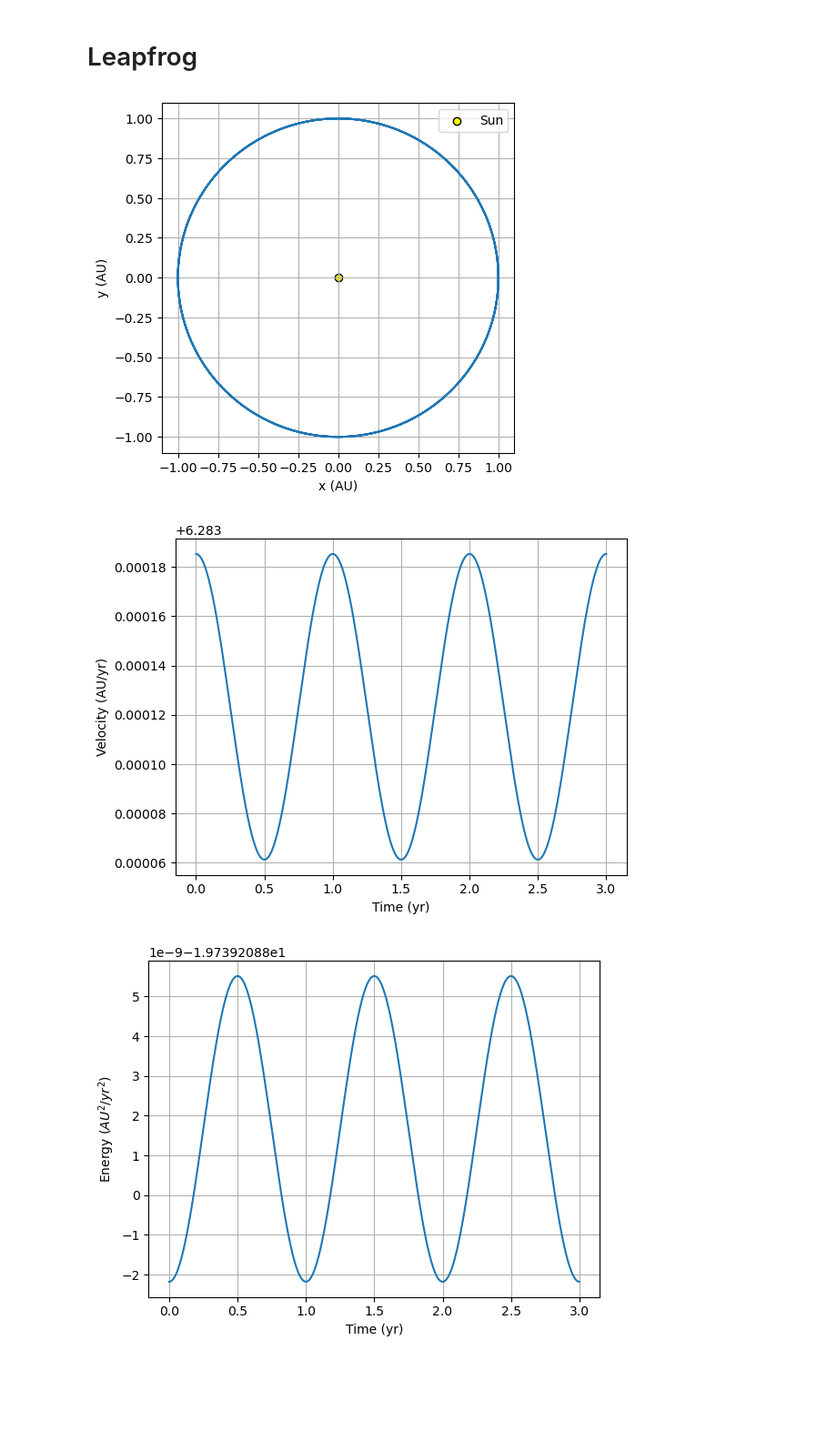
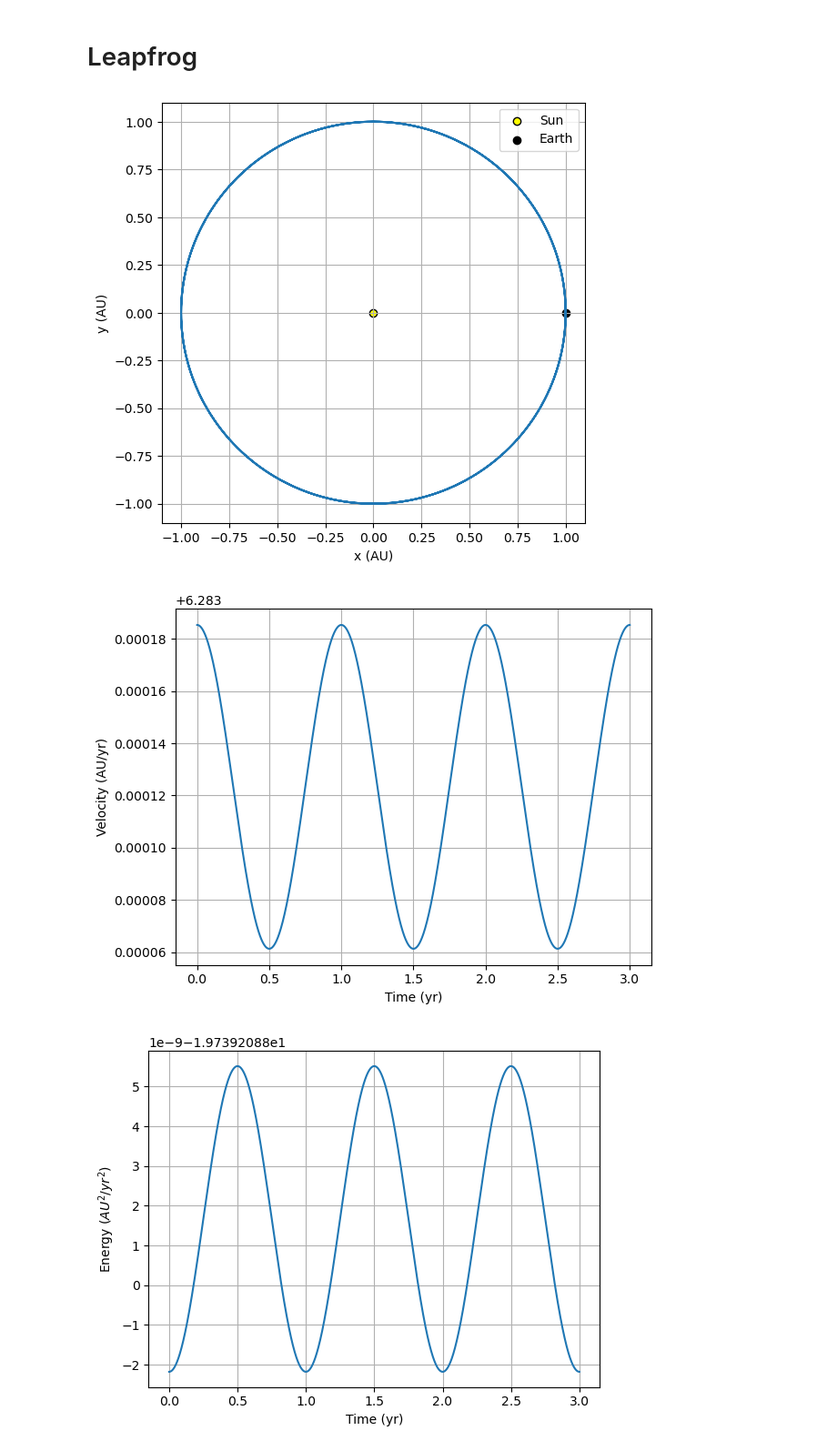
Before and after one commit to kparrine/Computational_Astro, a Jupyter notebook: C4/C4.ipynb, the cells around one changed output. Shown at 91% size. Cells and saved outputs as stored; diff of their text form; code cells hidden in the pictures; blank space fills up the shorter version.

Commit message:
Updating plots

```diff
--- a/C4/C4.ipynb
+++ b/C4/C4.ipynb
@@ -230,21 +239,23 @@ def Leapfrog(x,y,vx,vy,time,dt):
 # %%
 #testing leapfrog
 G = 4*np.pi**2
 M = 1 #solar mass
 x, y = 1,0 #AU
 r = np.sqrt(x**2+y**2)
 vcirc = np.sqrt(G*M/r)
 
 x,y,vx,vy,e,t = Leapfrog(x,y,0,vcirc,3,0.001)
 
-plt.figure(figsize=(5,5))
+plt.figure(figsize=(6,6))
 plt.plot(x,y)
 plt.scatter(0,0,color="yellow",label="Sun",alpha=1,edgecolor="black")
+plt.scatter(1,0,color="black",label="Earth",alpha=1,edgecolor="black")
 plt.xlabel("x (AU)")
 plt.ylabel("y (AU)")
+plt.legend()
 plt.grid()
-plt.legend()
+plt.savefig("Leapfrog_orbit.png",dpi=300)
 plt.show()
 # %% [output]
-[figure, old version]
+[figure, new version]
 # %%
@@ -297,10 +308,11 @@ plt.plot(t, np.sqrt(vx**2+vy**2))
 plt.xlabel("Time (yr)")
 plt.ylabel("Velocity (AU/yr)")
 plt.grid()
+plt.tight_layout()
 plt.savefig("Leapfrog_velocity.png",dpi=300)
 plt.show()
 # %% [output]
-[figure, old version]
+[figure, new version]
 # %%
 plt.plot(t, e)
 plt.xlabel("Time (yr)")
```
Also changed, not shown: parts of 11 cells of this notebook, 9 other files.
